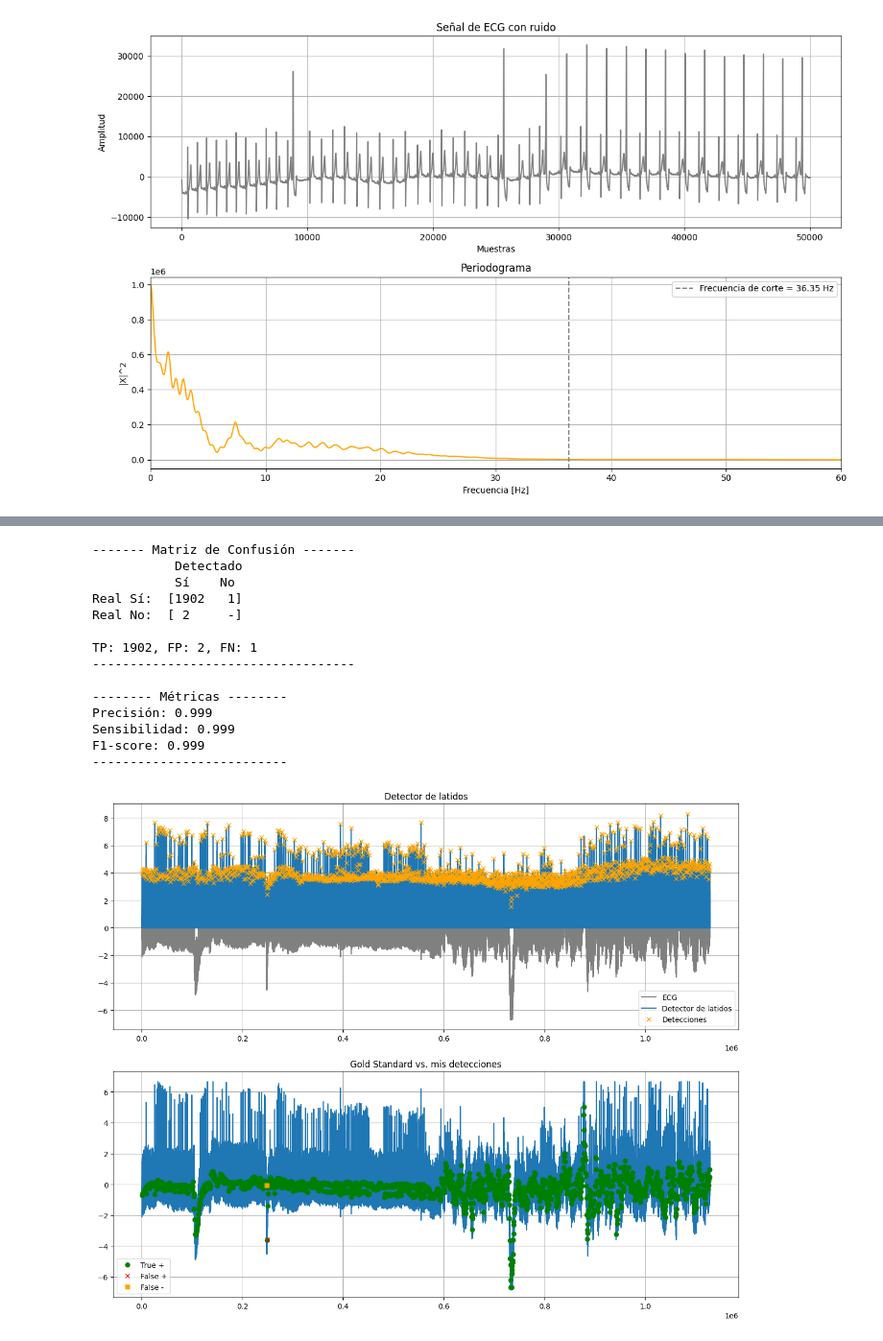
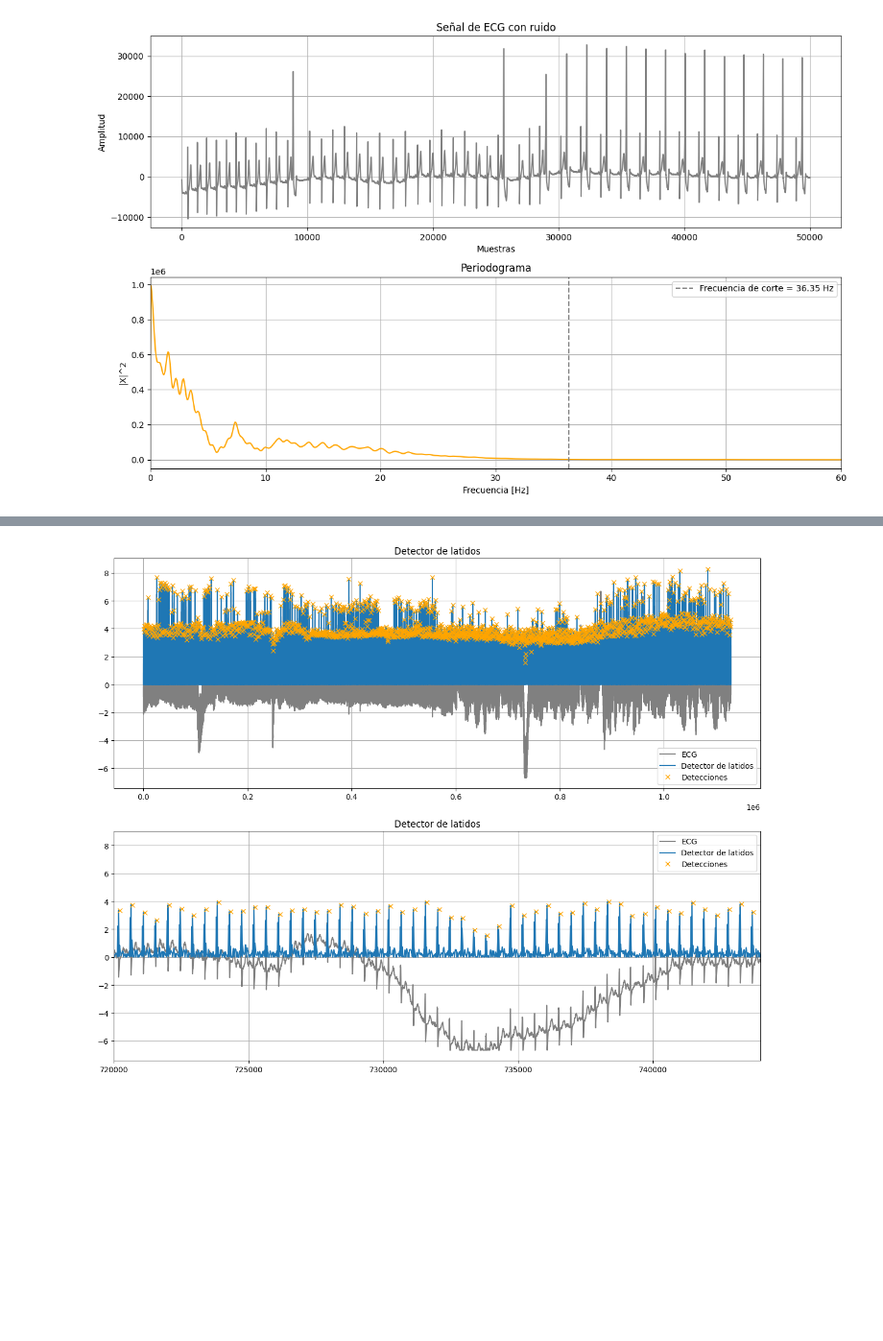
Before and after one commit to AugustoColu/Proyectos, a Jupyter notebook: Trabajos Semanales/TS9 - Filtrado no lineal/TS9 - Colugnatti.ipynb, the cells around one changed output, grey strips where cells are left out. Shown at 96% size. Saved outputs shown, nothing was run; the diff lists cells and outputs as text; code cells hidden in the pictures; blank space fills up the shorter version.

```diff
--- a/Trabajos Semanales/TS9 - Filtrado no lineal/TS9 - Colugnatti.ipynb
+++ b/Trabajos Semanales/TS9 - Filtrado no lineal/TS9 - Colugnatti.ipynb
@@ -273,89 +285,39 @@ plt.show ()
 # %%
 # ------------------------------------- Filtro adaptado ------------------------------------- #
 
 det_ref = mat_struct ['qrs_detections'].ravel()
 
 qrs_patt = mat_struct ['qrs_pattern1'].flatten()
 qrs_patt = qrs_patt - np.mean(qrs_patt) # resto el valor medio para que tenga area neta nula, patron centrado en 0
 
 ecg_norm = ecg_one_lead / np.std(ecg_one_lead)
 # para que la varianza de una señal sea unitaria, debo escalar por el desvío estándar, esto se hace cuando quiero comparar dos señales de potencias muy diferidas
 
 pulse_detect = sig.lfilter (b = qrs_patt, a = [1], x = ecg_one_lead.astype(np.float64)) # lfilter en el fondo convoluciona las señales, es similar a correlacionarlas
 pulse_detect_norm = np.abs(pulse_detect) / np.std(pulse_detect)
 
 beats, _ = sp.find_peaks (x = pulse_detect_norm, height = 1, distance = 300)
 
-plt.figure (figsize=(12.5, 15))
+plt.figure (figsize=(12.5, 8))
 
-plt.subplot (3, 1, 1)
+plt.subplot (2, 1, 1)
 plt.plot (ecg_norm, color='gray', label='ECG')
 plt.plot (pulse_detect_norm[50:], label='Detector de latidos') # con [50:] adelanto/retraso la señal para compensar la demora y alinearla con la ECG
 plt.plot (beats, pulse_detect_norm[beats], ls='', marker='x', color='orange', label='Detecciones')
 plt.title ('Detector de latidos')
 plt.grid (True)
 plt.legend ()
 
-mat_confusion, tp, fp, fn, fp_idx, fn_idx, tp_idx = matriz_confusion_qrs (mis_qrs = beats, qrs_det = det_ref)
-
-# TP (true positive) -> valores que estaban en el gold standard (det_ref) y mi detector encontró
-# FP (false positive) -> valores que NO estaban en el gold standard pero detecté erroneamente
-# FN (false negative) -> valores que detecté y NO estaban en el gold standard
-
-print("\n------- Matriz de Confusión -------")
-print(f"           Detectado")
-print(f"           Sí    No")
-print(f"Real Sí:  [{tp:2d}  {fn:2d}]")
-print(f"Real No:  [{fp:2d}     -]")
-print(f"\nTP: {tp}, FP: {fp}, FN: {fn}")
-print("-----------------------------------")
-
-# Calcular métricas de performance
-if tp + fp > 0:
-    precision = tp / (tp + fp) # la precisión mide el cociente entre mis detecciones acertadas y mis detecciones totales
-else:
-    precision = 0
-
-if tp + fn > 0:
-    recall = tp / (tp + fn) # o sensibilidad, mide el cociente entre mis detecciones acertadas y la totalidad de latidos (según gold standar)
-else:
-    recall = 0
-
-if precision + recall > 0:
-    f1_score = 2 * (precision * recall) / (precision + recall) # punto medio entre precisión y recall ponderado por el de menor valor
-else:
-    f1_score = 0
-
-print("\n-------- Métricas --------")
-print(f"Precisión: {precision:.3f}")
-print(f"Sensibilidad: {recall:.3f}")
-print(f"F1-score: {f1_score:.3f}")
-print("--------------------------")
-
-plt.subplot (3, 1, 2)
-plt.plot (ecg_norm)
-plt.plot (beats[tp_idx], ecg_norm[beats[tp_idx]], ls='', marker='o', color='green', label='True +')
-plt.plot (beats[fp_idx], ecg_norm[beats[fp_idx]], ls='', marker='x', color='red', label='False +')
-plt.plot (det_ref[fn_idx], ecg_norm[beats[fn_idx]], ls='', marker='s', color='orange', label='False -')
-plt.title ('Gold Standard vs. mis detecciones')
+plt.subplot (2, 1, 2)
+plt.plot (ecg_norm, color='gray', label='ECG')
+plt.plot (pulse_detect_norm[50:], label='Detector de latidos') # con [50:] adelanto/retraso la señal para compensar la demora y alinearla con la ECG
+plt.plot (beats, pulse_detect_norm[beats], ls='', marker='x', color='orange', label='Detecciones')
+plt.title ('Detector de latidos')
+plt.xlim (720000, 744000)
 plt.grid (True)
 plt.legend ()
 
 plt.tight_layout ()
 plt.show ()
 # %% [output]
-------- Matriz de Confusión -------
-           Detectado
-           Sí    No
-Real Sí:  [1902   1]
-Real No:  [ 2     -]
-
-TP: 1902, FP: 2, FN: 1
------------------------------------
-
--------- Métricas --------
-Precisión: 0.999
-Sensibilidad: 0.999
-F1-score: 0.999
---------------------------
-[figure, old version]
+[figure, new version]
```
Also changed, not shown: parts of 5 cells of this notebook.
